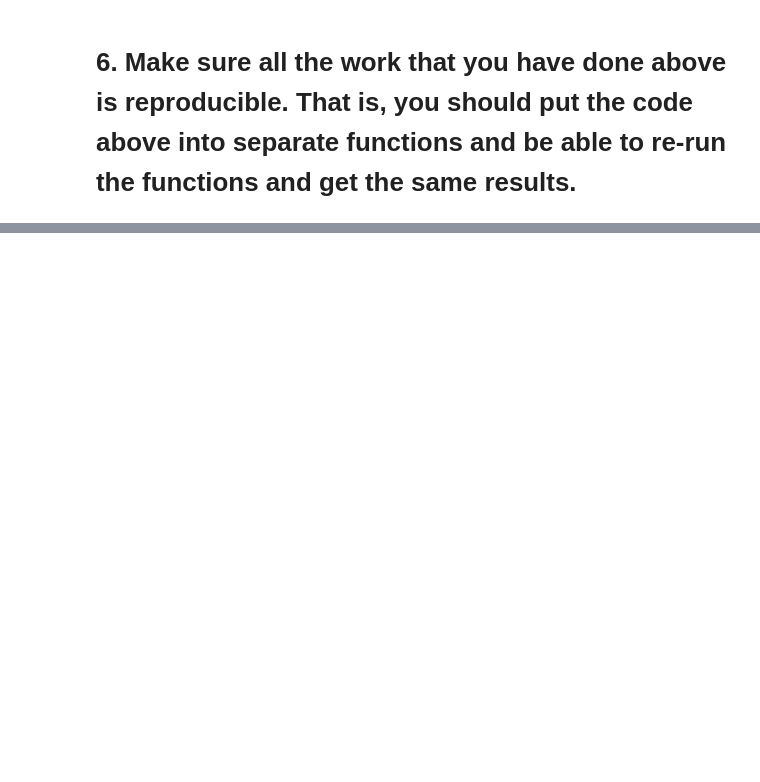
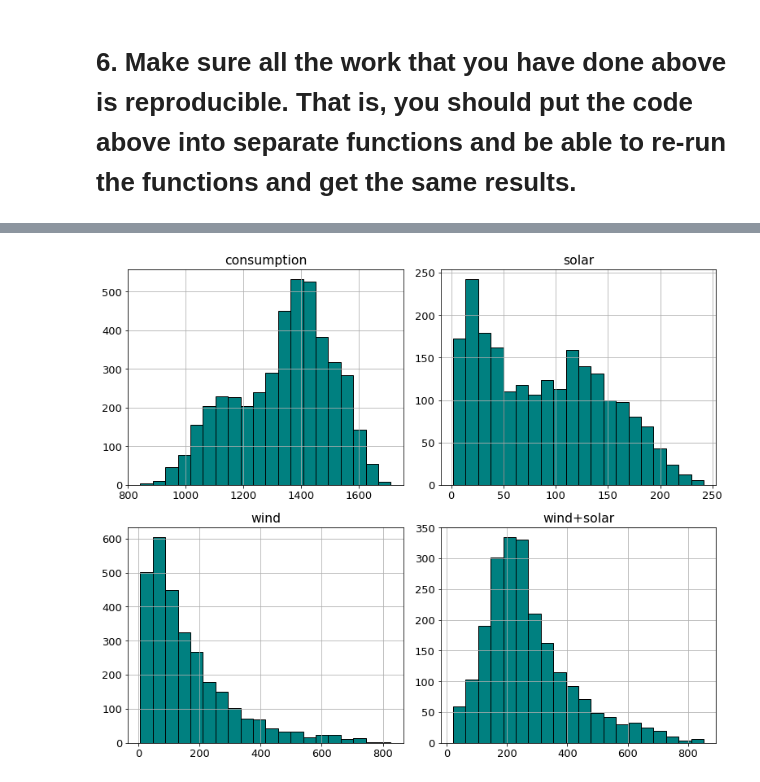
Before and after one commit to george887/time-series-exercises, a Jupyter notebook: data_prep.ipynb, the cells around one changed output, grey strips where cells are left out. Saved outputs shown, nothing was run; the diff lists cells and outputs as text; code cells hidden in the pictures; blank space fills up the shorter version.

Commit message:
Adding time series walkthru and edits to data prep and prepare

```diff
--- a/data_prep.ipynb
+++ b/data_prep.ipynb
@@ -208,5 +114,5 @@ Name: day_of_the_week, dtype: int64
 # %% [markdown]
 # 5. Add a column to your dataframe, sales_total, which is a derived from sale_amount (total items) and item_price.
 # %%
-df['sales_total'] = df.sale_amount * df.item_price
+df['quantity'] = df.quantity * df.item_price
 df.head()
@@ -345,2 +182,6 @@ energy.head()
 # %% [markdown]
 # 4.Add a month and a year column to your dataframe.
+# %%
+energy.columns = [column.lower() for column in energy]
+# %%
+energy = energy.rename(columns = {'wind+solar':'wind_and_solar'})
@@ -419,0 +229,3 @@ prep_german_data(energy)
+# %%
+df = opsd_germany_daily()
+df.head()
@@ -419,0 +239,4 @@ prep_german_data(energy)
+# %%
+df = prep_german_data(df)
+# %% [output]
+[figure, added]
```
Also changed, not shown: parts of 32 cells of this notebook, 2 other files.
